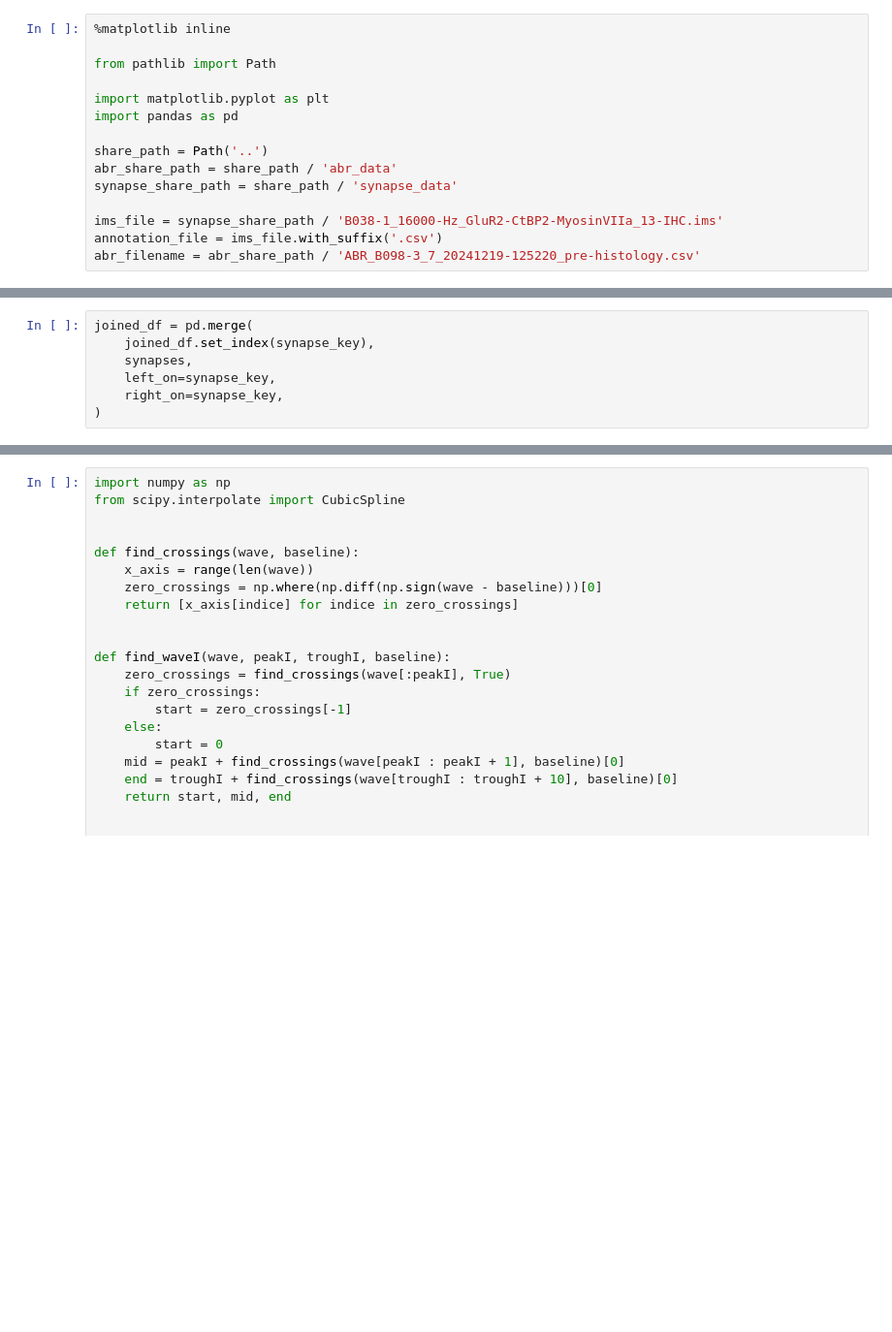
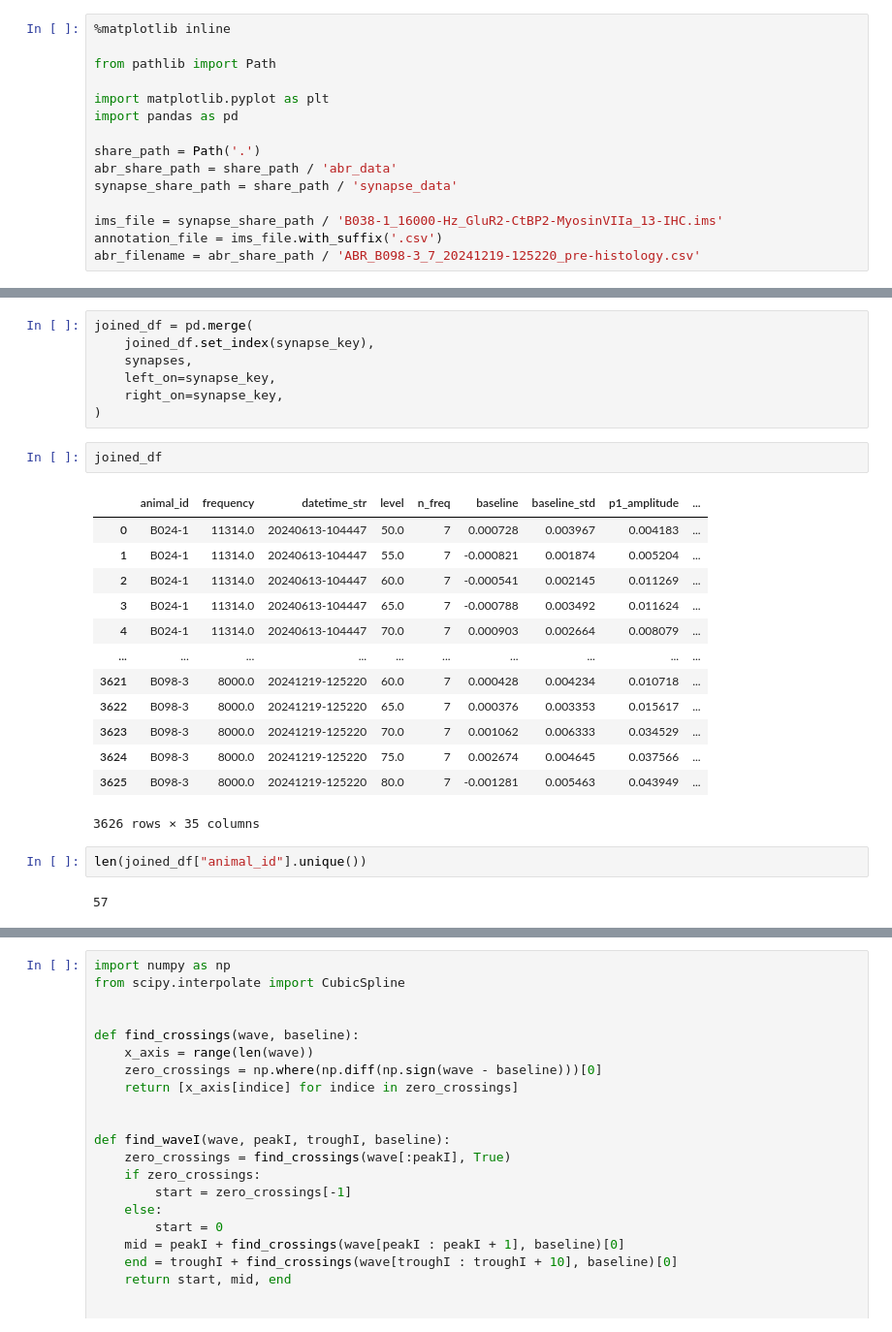
Before and after one commit to vuhcl/ABR2synapse, a Jupyter notebook: Read data.ipynb, the cells around one changed output, grey strips where cells are left out. Shown at 97% size. Cells and saved outputs as stored; diff of their text form; blank space fills up the shorter version.

```diff
--- a/Read data.ipynb
+++ b/Read data.ipynb
@@ -69,7 +69,7 @@ from pathlib import Path
 import matplotlib.pyplot as plt
 import pandas as pd
 
-share_path = Path('..')
+share_path = Path('.')
 abr_share_path = share_path / 'abr_data'
 synapse_share_path = share_path / 'synapse_data'
 
@@ -171,3 +194,23 @@ joined_df = pd.merge(
     left_on=synapse_key,
     right_on=synapse_key,
 )
+# %%
+joined_df
+# %% [output]
+|  | animal_id | frequency | datetime_str | level | n_freq | baseline | baseline_std | p1_amplitude | ... |
+| 0 | B024-1 | 11314.0 | 20240613-104447 | 50.0 | 7 | 0.000728 | 0.003967 | 0.004183 | ... |
+| 1 | B024-1 | 11314.0 | 20240613-104447 | 55.0 | 7 | -0.000821 | 0.001874 | 0.005204 | ... |
+| 2 | B024-1 | 11314.0 | 20240613-104447 | 60.0 | 7 | -0.000541 | 0.002145 | 0.011269 | ... |
+| 3 | B024-1 | 11314.0 | 20240613-104447 | 65.0 | 7 | -0.000788 | 0.003492 | 0.011624 | ... |
+| 4 | B024-1 | 11314.0 | 20240613-104447 | 70.0 | 7 | 0.000903 | 0.002664 | 0.008079 | ... |
+| ... | ... | ... | ... | ... | ... | ... | ... | ... | ... |
+| 3621 | B098-3 | 8000.0 | 20241219-125220 | 60.0 | 7 | 0.000428 | 0.004234 | 0.010718 | ... |
+| 3622 | B098-3 | 8000.0 | 20241219-125220 | 65.0 | 7 | 0.000376 | 0.003353 | 0.015617 | ... |
+| 3623 | B098-3 | 8000.0 | 20241219-125220 | 70.0 | 7 | 0.001062 | 0.006333 | 0.034529 | ... |
+| 3624 | B098-3 | 8000.0 | 20241219-125220 | 75.0 | 7 | 0.002674 | 0.004645 | 0.037566 | ... |
+| 3625 | B098-3 | 8000.0 | 20241219-125220 | 80.0 | 7 | -0.001281 | 0.005463 | 0.043949 | ... |
+3626 rows × 35 columns
+# %%
+len(joined_df["animal_id"].unique())
+# %% [output]
+57
```
Also changed, not shown: parts of 7 cells of this notebook, 2 other files.
